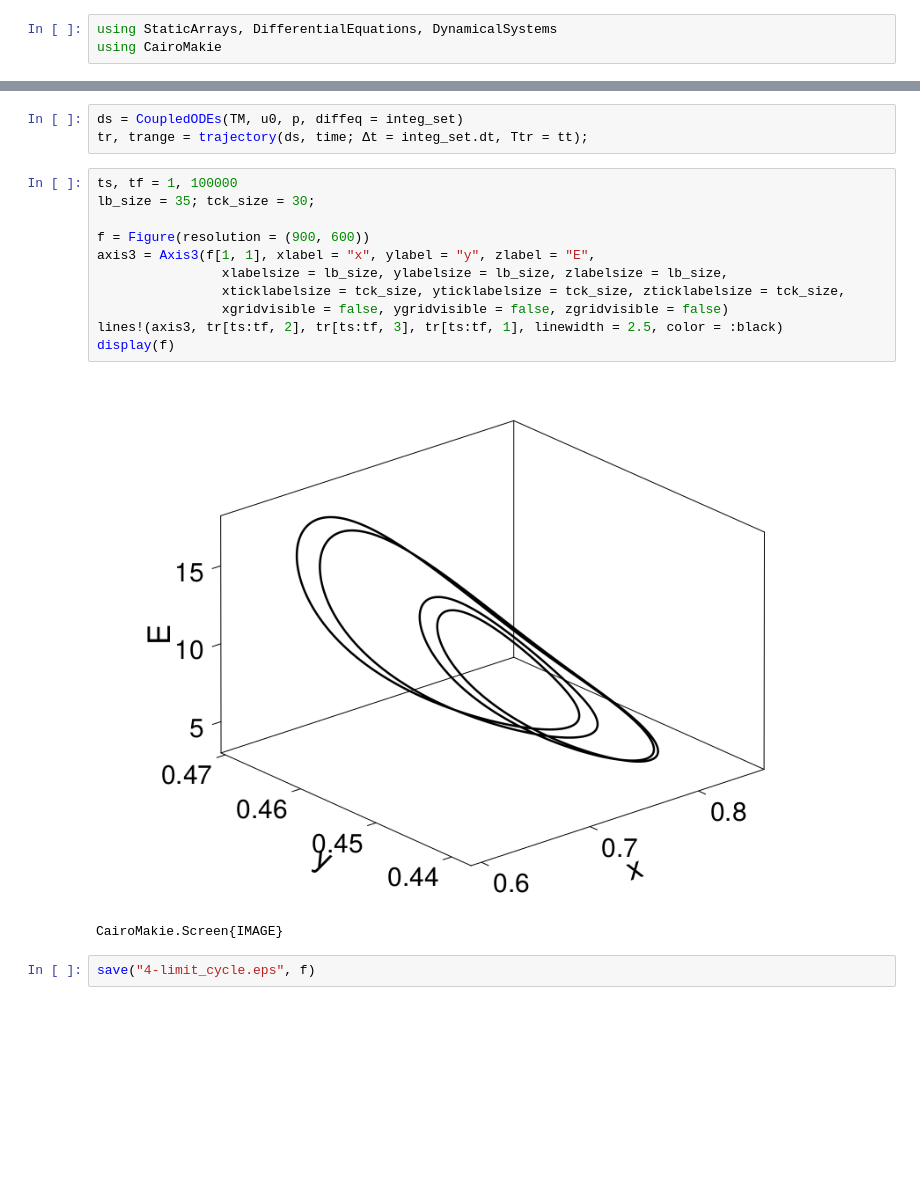
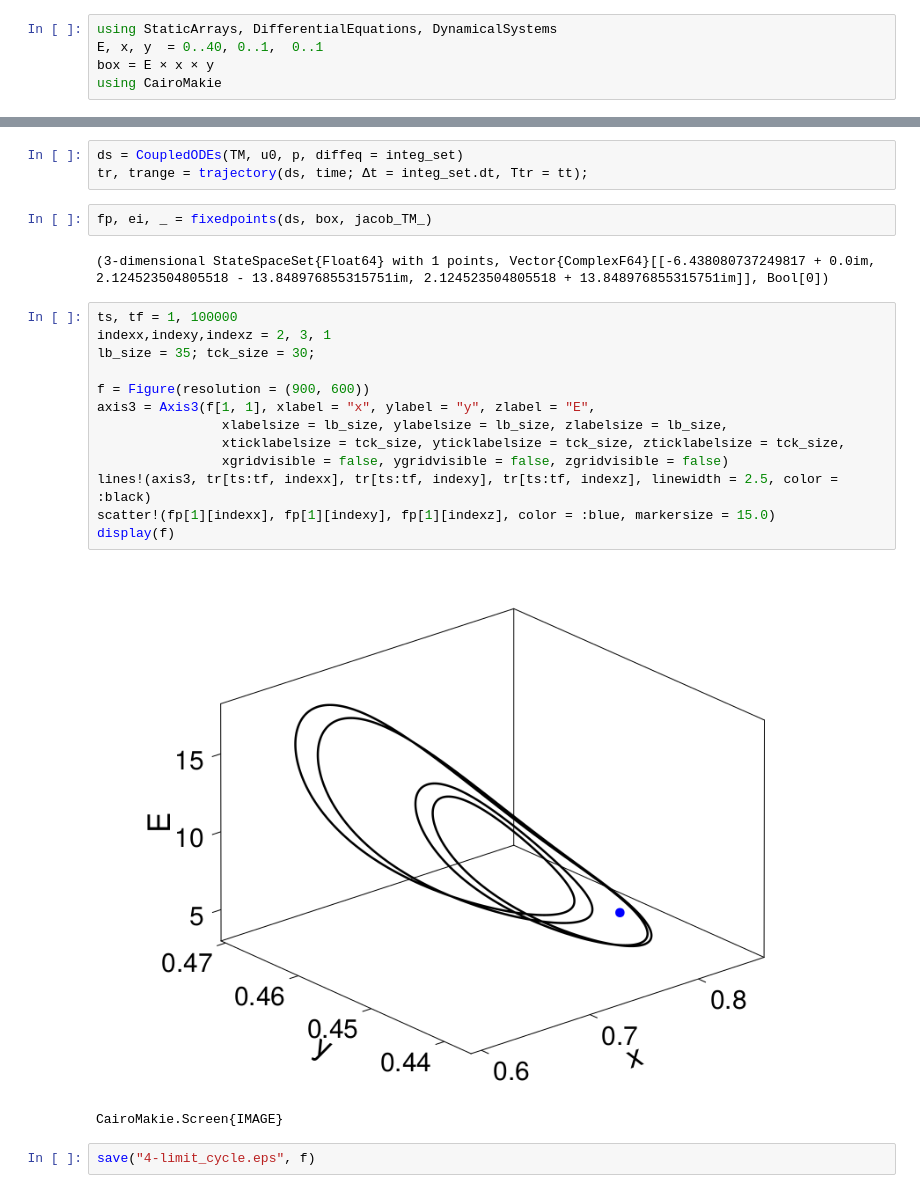
Before and after one commit to SergeyNovak777/dynamical-systems, a Jupyter notebook: Tsodyks Markram/Levanova/3 набор параметров/Scenario of shilnikov tauD/Четырехобходный цикл.ipynb, the cells around one changed output, grey strips where cells are left out. Drawn from its saved outputs; the diff is of its cells as text; blank space fills up the shorter version.

```diff
--- a/Tsodyks Markram/Levanova/3 набор параметров/Scenario of shilnikov tauD/Четырехобходный цикл.ipynb
+++ b/Tsodyks Markram/Levanova/3 набор параметров/Scenario of shilnikov tauD/Четырехобходный цикл.ipynb
@@ -9,6 +10,8 @@ include("C:\\Users\\Alex\\Desktop\\repo\\2612\\0903\\dynamical-systems\\system.j
 jacob_TM_ (generic function with 1 method)
 # %%
 using StaticArrays, DifferentialEquations, DynamicalSystems
+E, x, y  = 0..40, 0..1,  0..1
+box = E × x × y
 using CairoMakie
 # %%
 const τ = 0.013;  const τD = 0.07993;  const τy = 3.3;  const J = 3.07;  const β = 0.300
@@ -29,19 +32,25 @@ last point trajectory:[4.9594801846571634, 0.775920980522911, 0.4403223065284447
 # %%
 ds = CoupledODEs(TM, u0, p, diffeq = integ_set)
 tr, trange = trajectory(ds, time; Δt = integ_set.dt, Ttr = tt);
+# %%
+fp, ei, _ = fixedpoints(ds, box, jacob_TM_)
+# %% [output]
+(3-dimensional StateSpaceSet{Float64} with 1 points, Vector{ComplexF64}[[-6.438080737249817 + 0.0im, 2.124523504805518 - 13.848976855315751im, 2.124523504805518 + 13.848976855315751im]], Bool[0])
 # %%
 ts, tf = 1, 100000
+indexx,indexy,indexz = 2, 3, 1
 lb_size = 35; tck_size = 30;
 
 f = Figure(resolution = (900, 600))
 axis3 = Axis3(f[1, 1], xlabel = "x", ylabel = "y", zlabel = "E",
                 xlabelsize = lb_size, ylabelsize = lb_size, zlabelsize = lb_size,
                 xticklabelsize = tck_size, yticklabelsize = tck_size, zticklabelsize = tck_size,
                 xgridvisible = false, ygridvisible = false, zgridvisible = false)
-lines!(axis3, tr[ts:tf, 2], tr[ts:tf, 3], tr[ts:tf, 1], linewidth = 2.5, color = :black)
+lines!(axis3, tr[ts:tf, indexx], tr[ts:tf, indexy], tr[ts:tf, indexz], linewidth = 2.5, color = :black)
+scatter!(fp[1][indexx], fp[1][indexy], fp[1][indexz], color = :blue, markersize = 15.0)
 display(f)
 # %% [output]
-[figure, old version]
+[figure, new version]
 CairoMakie.Screen{IMAGE}
 # %%
 save("4-limit_cycle.eps", f)
```
Also changed, not shown: parts of 1 cell of this notebook, 5 other files.
